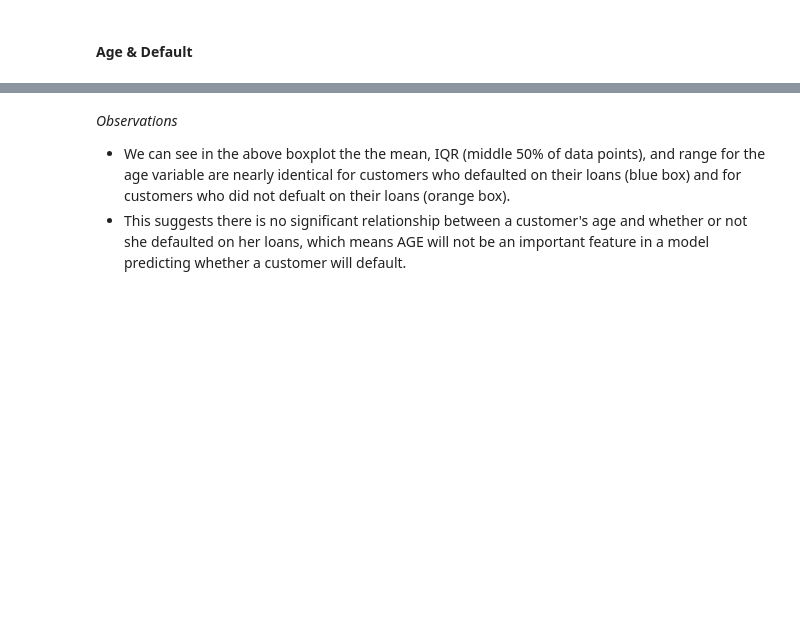
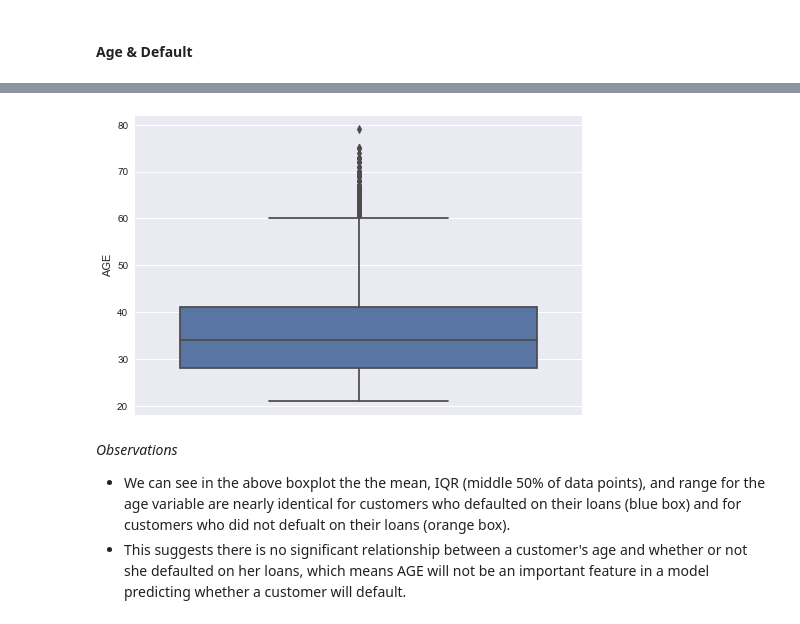
Before and after one commit to kpiatti/creditone-project, a Jupyter notebook: creditone-eda.ipynb, the cells around one changed output, grey strips where cells are left out. Saved outputs shown, nothing was run; the diff lists cells and outputs as text; code cells hidden in the pictures; blank space fills up the shorter version.

Commit message:
created several new plots

```diff
--- a/creditone-eda.ipynb
+++ b/creditone-eda.ipynb
@@ -533,3 +533,9 @@ plt.savefig('creditone_age_default.png', bbox_inches = "tight")
+# %%
+sns.boxplot(data = df, y = 'AGE')
+
+plt.savefig('creditone_age_full_box.png')
+# %% [output]
+[figure, added]
 # %% [markdown]
 *Observations*
 * We can see in the above boxplot the the mean, IQR (middle 50% of data points), and range for the age variable are nearly identical for customers who defaulted on their loans (blue box) and for customers who did not defualt on their loans (orange box).
```
Also changed, not shown: parts of 1 cell of this notebook, 1 other file.
